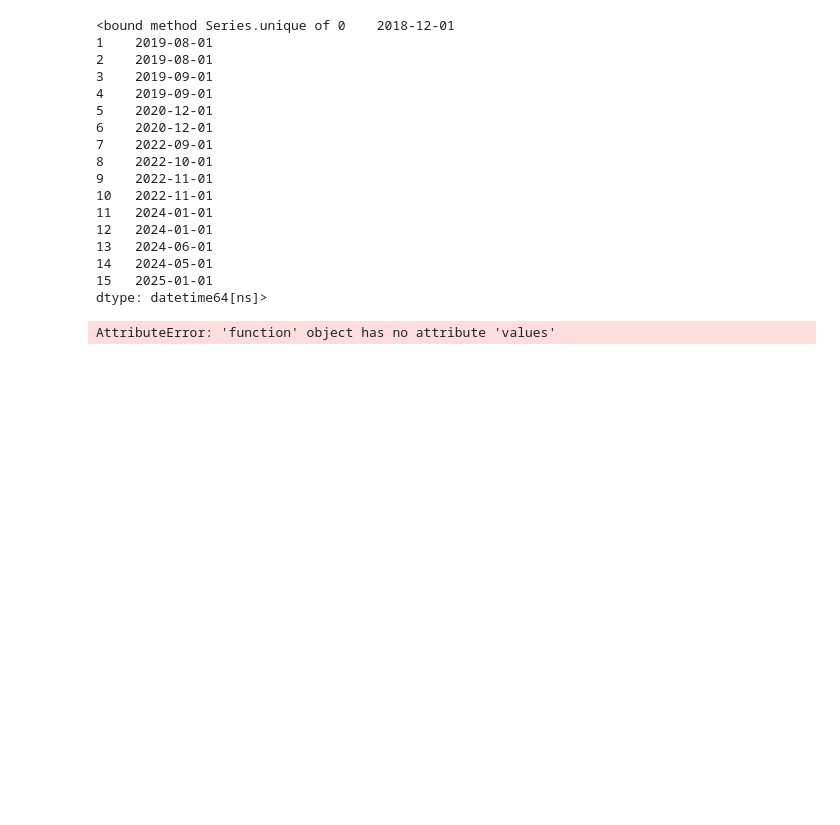
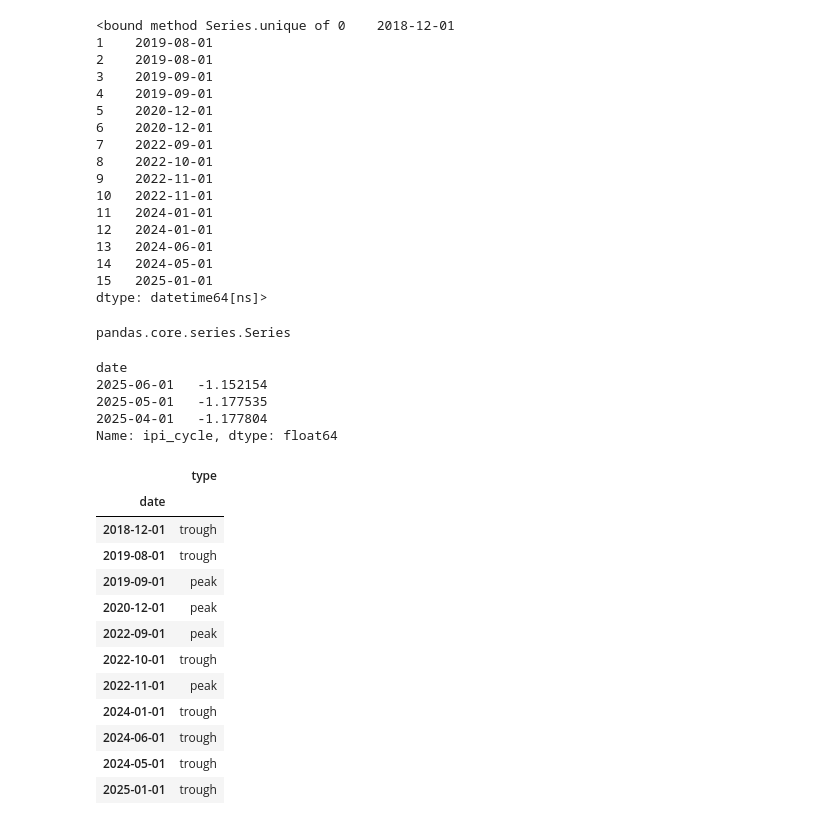
Before and after one commit to yyunjioh/2025.08_LS_Quant_1, a Jupyter notebook: week4/regime_recog.ipynb, the cells around one changed output. Drawn from its saved outputs; the diff is of its cells as text; code cells hidden in the pictures; blank space fills up the shorter version.

```diff
--- a/week4/regime_recog.ipynb
+++ b/week4/regime_recog.ipynb
@@ -388,7 +447,31 @@ dates_detected
 14   2024-05-01
 15   2025-01-01
 dtype: datetime64[ns]>
-# %%
-ipi.loc[dates_detected.values()]
-# %% [output]
-AttributeError: 'function' object has no attribute 'values'
+# %%
+type(ipi)
+# %% [output]
+pandas.core.series.Series
+# %%
+ipi[target_dates]
+# %% [output]
+date
+2025-06-01   -1.152154
+2025-05-01   -1.177535
+2025-04-01   -1.177804
+Name: ipi_cycle, dtype: float64
+# %%
+detection_result
+# %% [output]
+|  | type |
+| date |  |
+| 2018-12-01 | trough |
+| 2019-08-01 | trough |
+| 2019-09-01 | peak |
+| 2020-12-01 | peak |
+| 2022-09-01 | peak |
+| 2022-10-01 | trough |
+| 2022-11-01 | peak |
+| 2024-01-01 | trough |
+| 2024-06-01 | trough |
+| 2024-05-01 | trough |
+| 2025-01-01 | trough |
```
Also changed, not shown: parts of 11 cells of this notebook, 2 other files.
